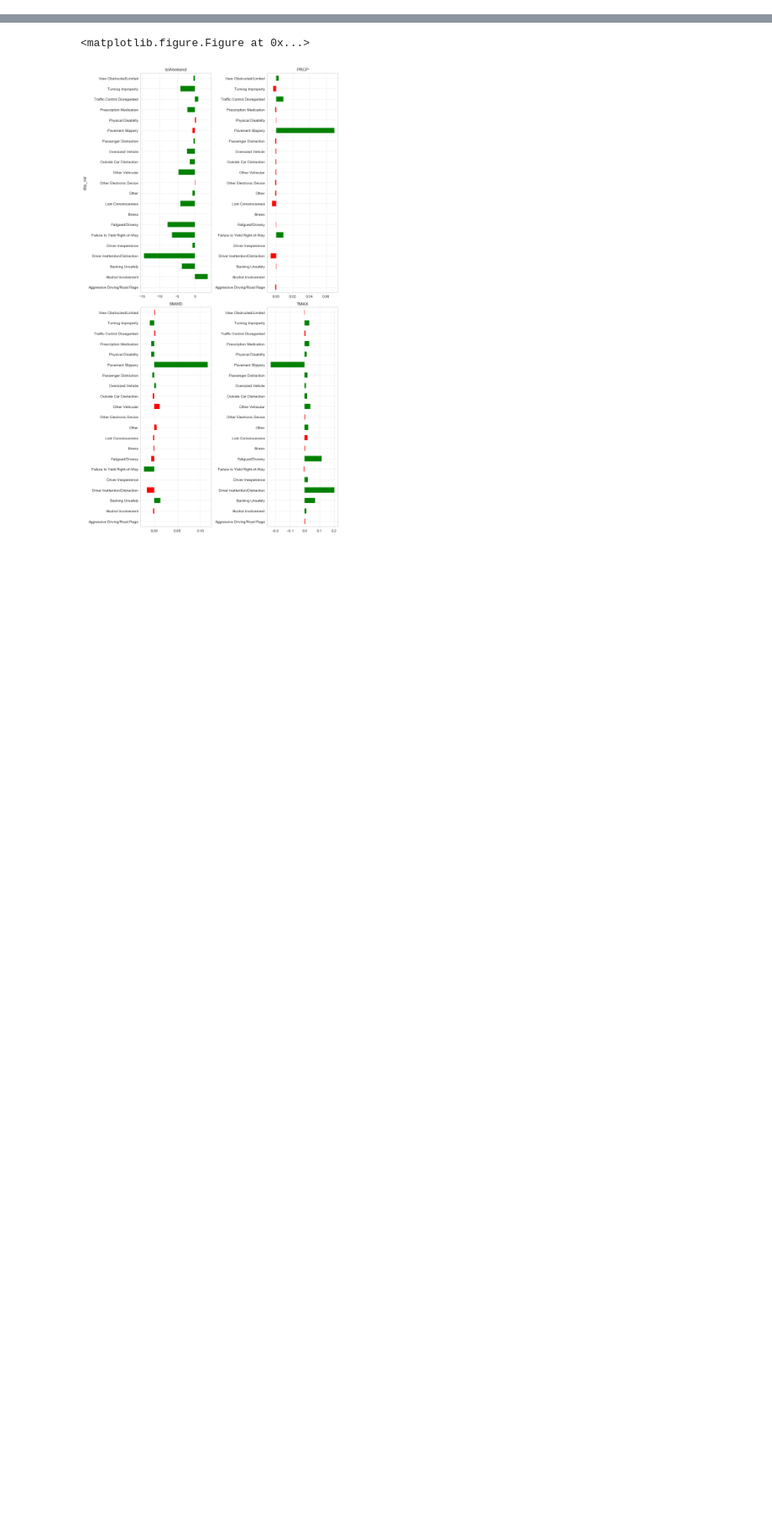
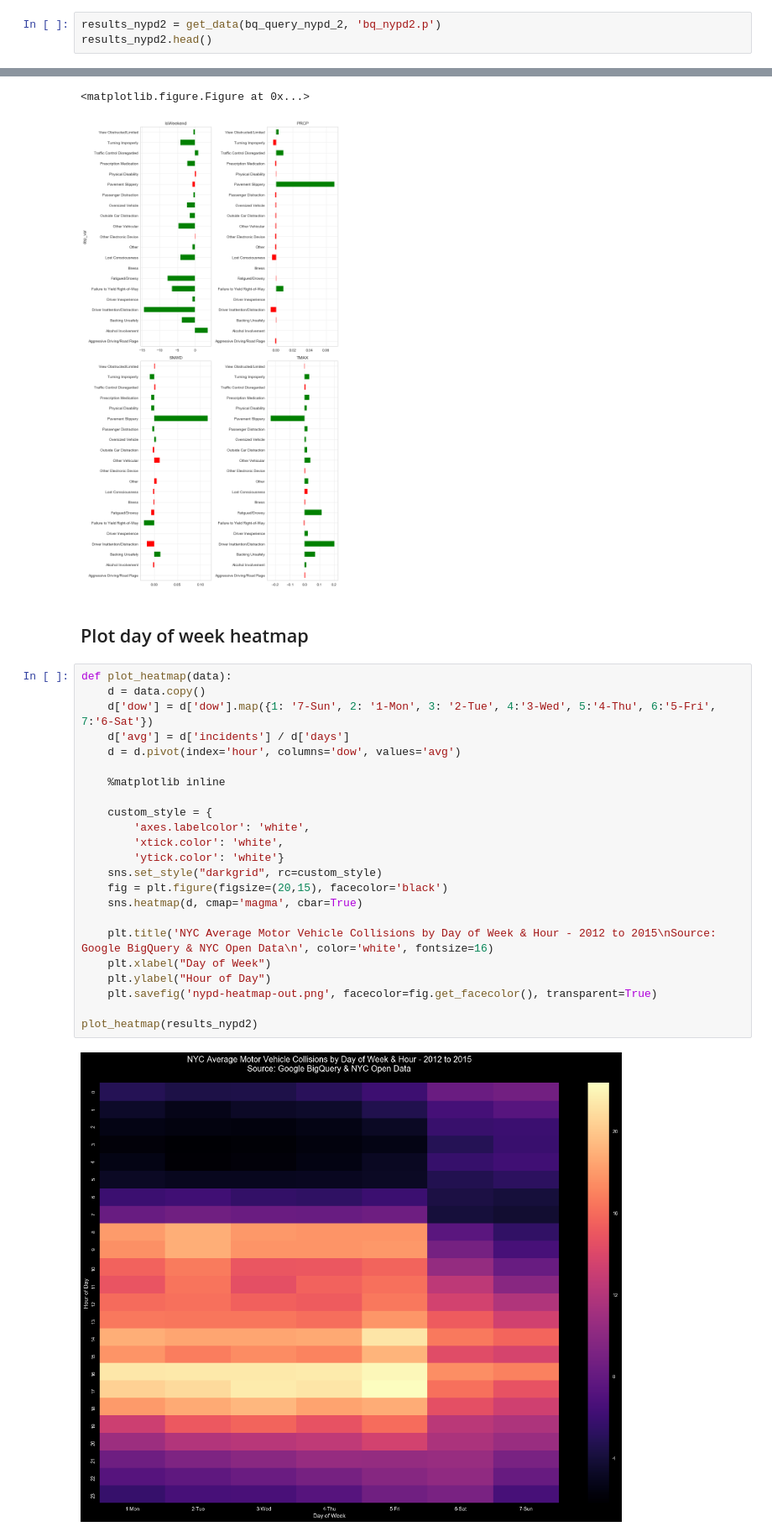
Before and after one commit to jbencina/analytics-projects, a Jupyter notebook: nypd-traffic-bq/NYPD Motor Vehicle Collisions Data.ipynb, the cells around one changed output, grey strips where cells are left out. Shown at 84% size. Saved outputs shown, nothing was run; the diff lists cells and outputs as text; blank space fills up the shorter version.

```diff
--- a/nypd-traffic-bq/NYPD+Motor+Vehicle+Collisions+Data.ipynb
+++ b/nypd-traffic-bq/NYPD Motor Vehicle Collisions Data.ipynb
@@ -110,0 +141,3 @@ Reading downloaded file...
+# %%
+results_nypd2 = get_data(bq_query_nypd_2, 'bq_nypd2.p')
+results_nypd2.head()
@@ -358,3 +414,30 @@ reg = plot_regressors(pvt_fixed)
 # %% [output]
 <matplotlib.figure.Figure at 0x...>
 [figure]
+# %% [markdown]
+## Plot day of week heatmap
+# %%
+def plot_heatmap(data):
+    d = data.copy()
+    d['dow'] = d['dow'].map({1: '7-Sun', 2: '1-Mon', 3: '2-Tue', 4:'3-Wed', 5:'4-Thu', 6:'5-Fri', 7:'6-Sat'})
+    d['avg'] = d['incidents'] / d['days']
+    d = d.pivot(index='hour', columns='dow', values='avg')
+
+    %matplotlib inline
+
+    custom_style = {
+        'axes.labelcolor': 'white',
+        'xtick.color': 'white',
+        'ytick.color': 'white'}
+    sns.set_style("darkgrid", rc=custom_style)
+    fig = plt.figure(figsize=(20,15), facecolor='black')
+    sns.heatmap(d, cmap='magma', cbar=True)
+
+    plt.title('NYC Average Motor Vehicle Collisions by Day of Week & Hour - 2012 to 2015\nSource: Google BigQuery & NYC Open Data\n', color='white', fontsize=16)
+    plt.xlabel("Day of Week")
+    plt.ylabel("Hour of Day")
+    plt.savefig('nypd-heatmap-out.png', facecolor=fig.get_facecolor(), transparent=True)
+
+plot_heatmap(results_nypd2)
+# %% [output]
+[figure, added]
```
Also changed, not shown: parts of 8 cells of this notebook.
